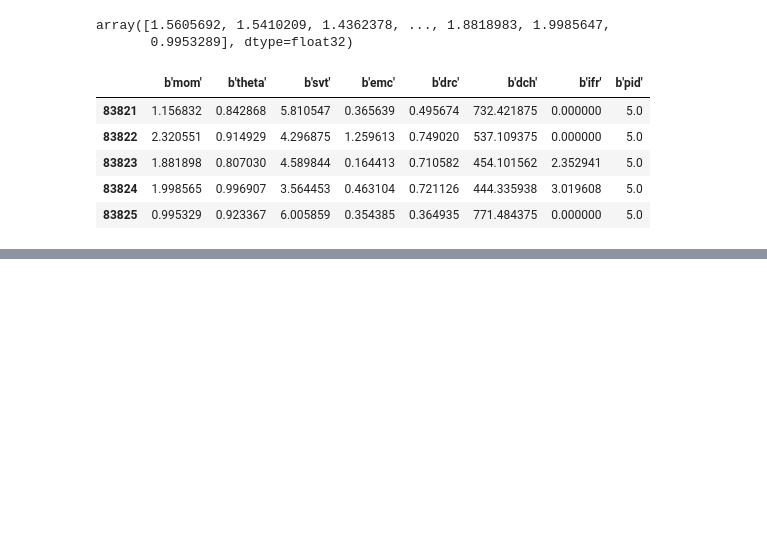
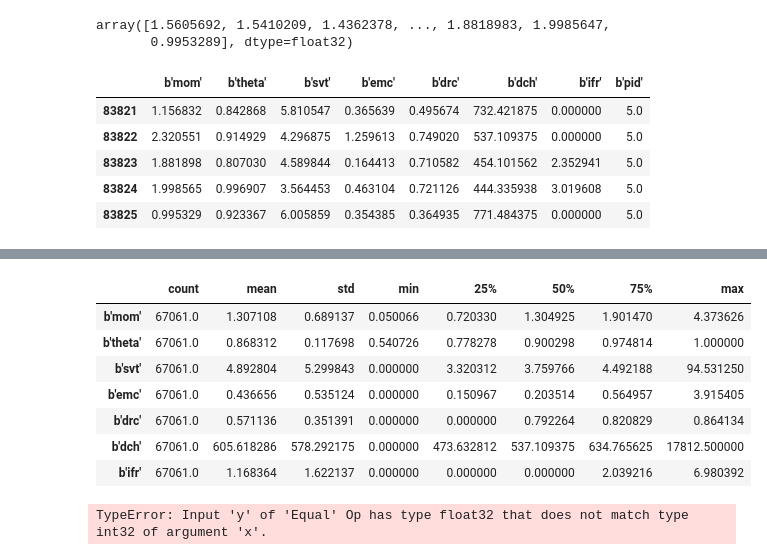
Before and after one commit to marcelkunze/notebooks-ipa, a Jupyter notebook: pid.ipynb, the cells around one changed output, grey strips where cells are left out. Drawn from its saved outputs; the diff is of its cells as text; code cells hidden in the pictures; blank space fills up the shorter version.

```diff
--- a/pid.ipynb
+++ b/pid.ipynb
@@ -51,0 +71,14 @@ import seaborn as sns
+# %%
+train_stats = train_dataset.describe()
+train_stats.pop(b'pid')
+train_stats = train_stats.transpose()
+train_stats
+# %% [output]
+|  | count | mean | std | min | 25% | 50% | 75% | max |
+| b'mom' | 67061.0 | 1.307108 | 0.689137 | 0.050066 | 0.720330 | 1.304925 | 1.901470 | 4.373626 |
+| b'theta' | 67061.0 | 0.868312 | 0.117698 | 0.540726 | 0.778278 | 0.900298 | 0.974814 | 1.000000 |
+| b'svt' | 67061.0 | 4.892804 | 5.299843 | 0.000000 | 3.320312 | 3.759766 | 4.492188 | 94.531250 |
+| b'emc' | 67061.0 | 0.436656 | 0.535124 | 0.000000 | 0.150967 | 0.203514 | 0.564957 | 3.915405 |
+| b'drc' | 67061.0 | 0.571136 | 0.351391 | 0.000000 | 0.000000 | 0.792264 | 0.820829 | 0.864134 |
+| b'dch' | 67061.0 | 605.618286 | 578.292175 | 0.000000 | 473.632812 | 537.109375 | 634.765625 | 17812.500000 |
+| b'ifr' | 67061.0 | 1.168364 | 1.622137 | 0.000000 | 0.000000 | 0.000000 | 2.039216 | 6.980392 |
@@ -51,0 +93,14 @@ import seaborn as sns
+# %%
+def build_model():
+  model = keras.Sequential([
+    layers.Dense(15, activation=tf.nn.relu, input_shape=[len(train_dataset.keys())]),
+    layers.Dense(10, activation=tf.nn.relu),
+    keras.layers.Dense(10, activation=tf.nn.softmax)
+  ])
+
+model.compile(optimizer='adam',
+              loss='sparse_categorical_crossentropy',
+              metrics=['accuracy'])
+return model
+# %% [output]
+TypeError: Input 'y' of 'Equal' Op has type float32 that does not match type int32 of argument 'x'.
```
Also changed, not shown: parts of 12 cells of this notebook.
